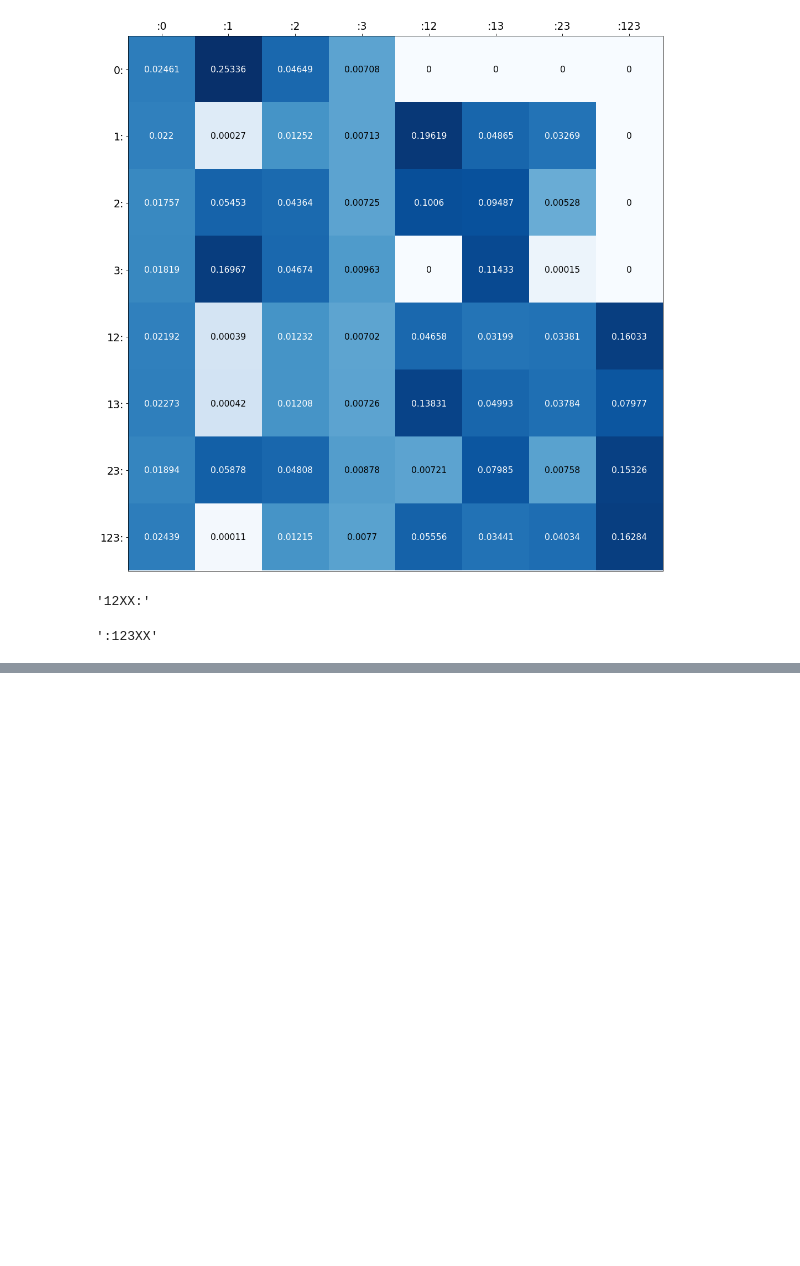
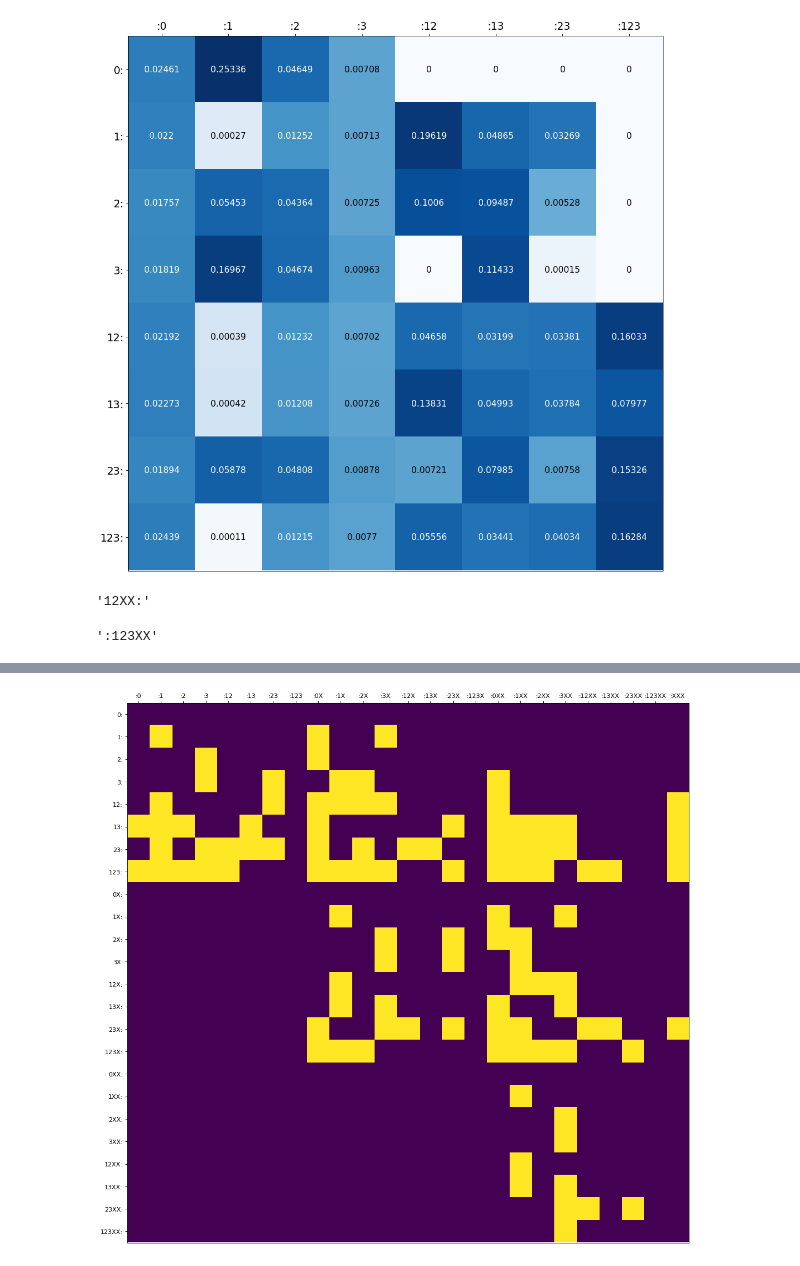
Before and after one commit to seancarverphd/bbanalysis, a Jupyter notebook: code/transition_heatmap.ipynb, the cells around one changed output, grey strips where cells are left out. Drawn from its saved outputs; the diff is of its cells as text; code cells hidden in the pictures; blank space fills up the shorter version.

Commit message:
Committing mask figure

```diff
--- a/code/transition_heatmap.ipynb
+++ b/code/transition_heatmap.ipynb
@@ -107,0 +109,8 @@ re.search(':[0-3X]*$','12XX:123XX').group()
+# %%
+cursor.execute("SELECT * FROM was18_counts;")
+w18 = pd.DataFrame(cursor.fetchall())
+w18.columns = [x[0] for x in cursor.description]
+# %%
+w18.columns = ['transition', 'cnt']
+w18.set_index('transition', inplace=True)
+w18.head()
@@ -107,0 +125,6 @@ re.search(':[0-3X]*$','12XX:123XX').group()
+# %%
+for i in range(len(transitions)):
+    try:
+        transitions['was18_count'][i] = w18.loc[transitions['transition'][i],:].cnt
+    except:
+        pass
@@ -107,0 +153,10 @@ re.search(':[0-3X]*$','12XX:123XX').group()
+# %%
+df0 = pd.DataFrame(np.zeros((24,25)))
+df0.index = list_from_states()
+df0.columns = list_to_states()
+for i in range(len(transitions)):
+    t = transitions.iloc[i,:].transition
+    old = re.search('^[0-3X]*:', t).group()
+    new = re.search(':[0-3X]*$', t).group()
+    u = transitions.iloc[i,:].count_transition > 0 and not transitions.iloc[i,:].was18_count
+    df0.loc[old,new] = u
@@ -107,0 +183,15 @@ re.search(':[0-3X]*$','12XX:123XX').group()
+# %%
+fig=plt.figure(figsize=(18, 16), dpi= 80, facecolor='w', edgecolor='k')
+ax = plt.subplot(1,1,1)
+im = plt.imshow(np.array(df0).astype(float)) #, cmap=plt.get_cmap('Blues_r'))
+ax.set_xticks(np.arange(25))
+ax.set_yticks(np.arange(24))
+ax.set_xticklabels(list_to_states())
+ax.set_yticklabels(list_from_states())
+ax.xaxis.tick_top()
+ax.tick_params(axis='both', which='major', labelsize=10)
+#cmap0 = plt.get_cmap('Blues_r')
+plt.savefig('mask.pdf',format='pdf')
+pass
+# %% [output]
+[figure, added]
```
Also changed, not shown: parts of 8 cells of this notebook, 5 other files.
